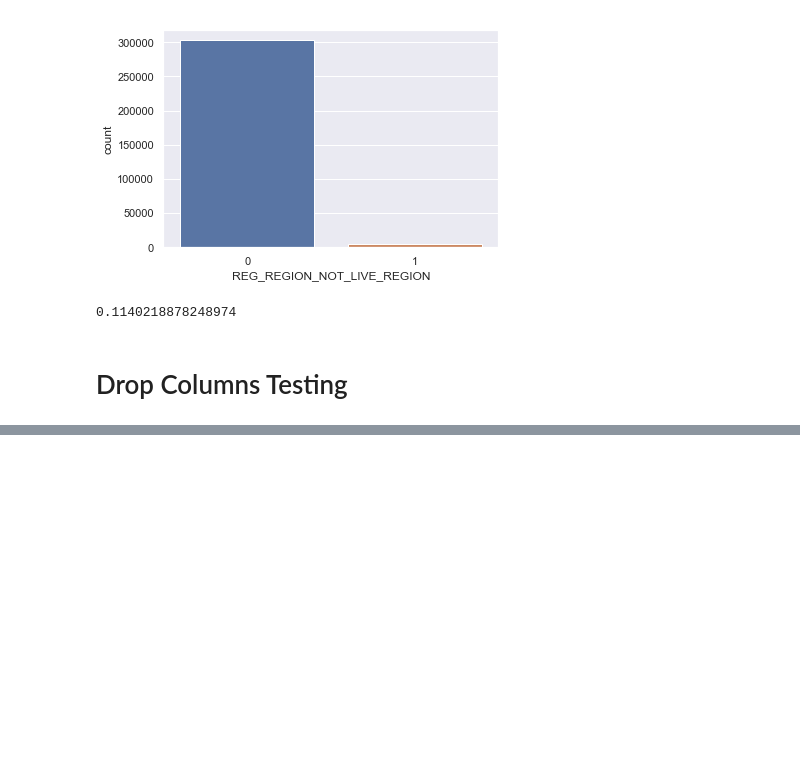
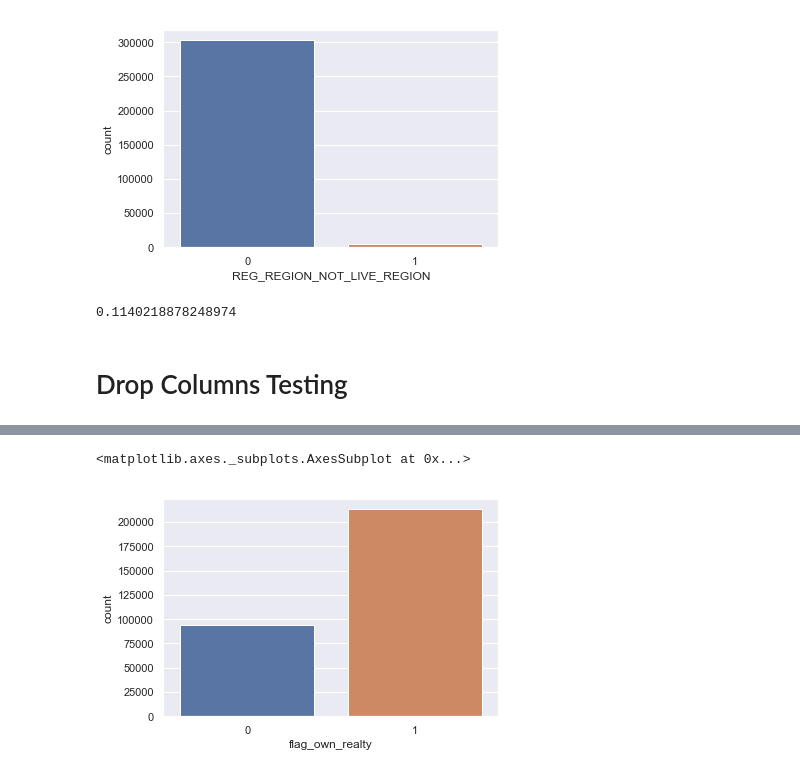
Before and after one commit to blairdev1023/kaggle_credit_comp, a Jupyter notebook: EDA.ipynb, the cells around one changed output, grey strips where cells are left out. Cells and saved outputs as stored; diff of their text form; code cells hidden in the pictures; blank space fills up the shorter version.

```diff
--- a/EDA.ipynb
+++ b/EDA.ipynb
@@ -137,0 +168,7 @@ sns.countplot(temp['is_male'])
+# %%
+foo = lambda x: 1 if x == 'Y' else 0
+temp_train['flag_own_realty'] = temp_train['flag_own_realty'].apply(foo)
+sns.countplot(temp_train['flag_own_realty'])
+# %% [output]
+<matplotlib.axes._subplots.AxesSubplot at 0x...>
+[figure, added]
```
Also changed, not shown: parts of 55 cells of this notebook.
